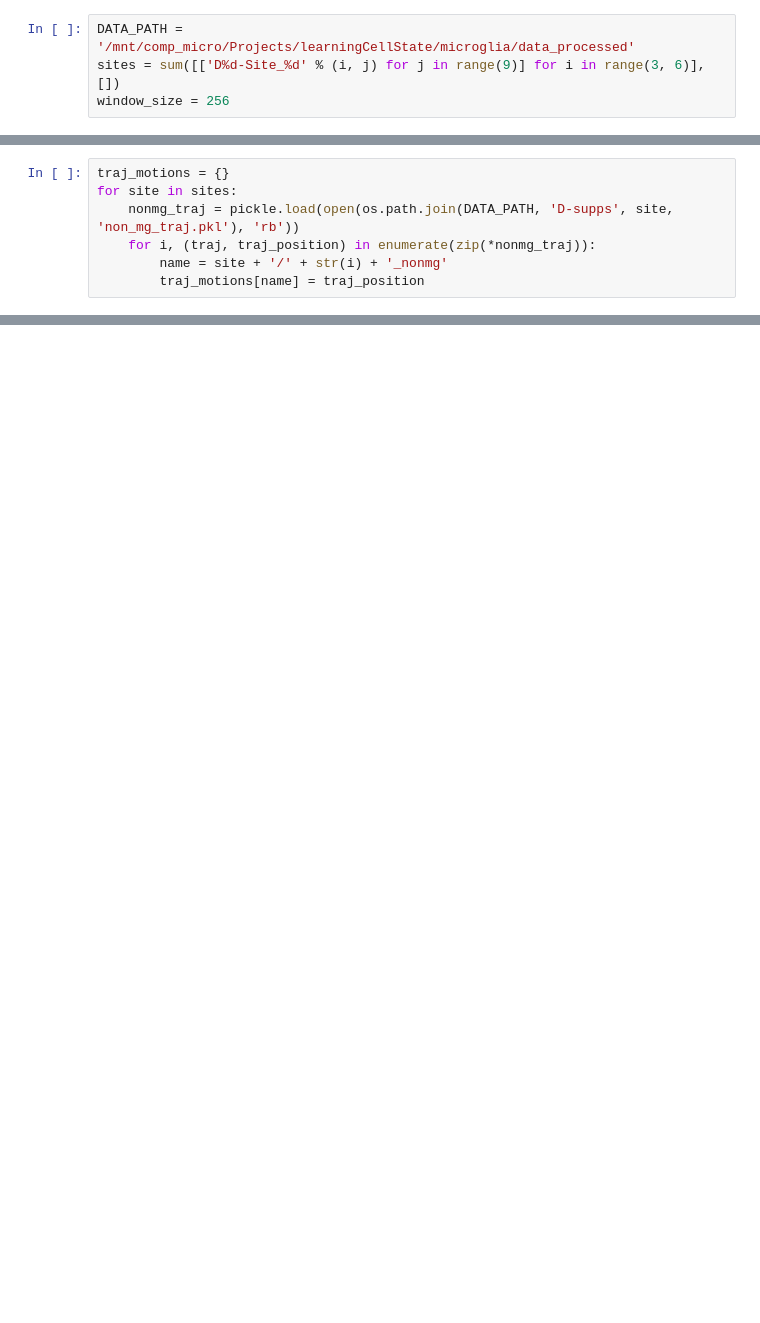
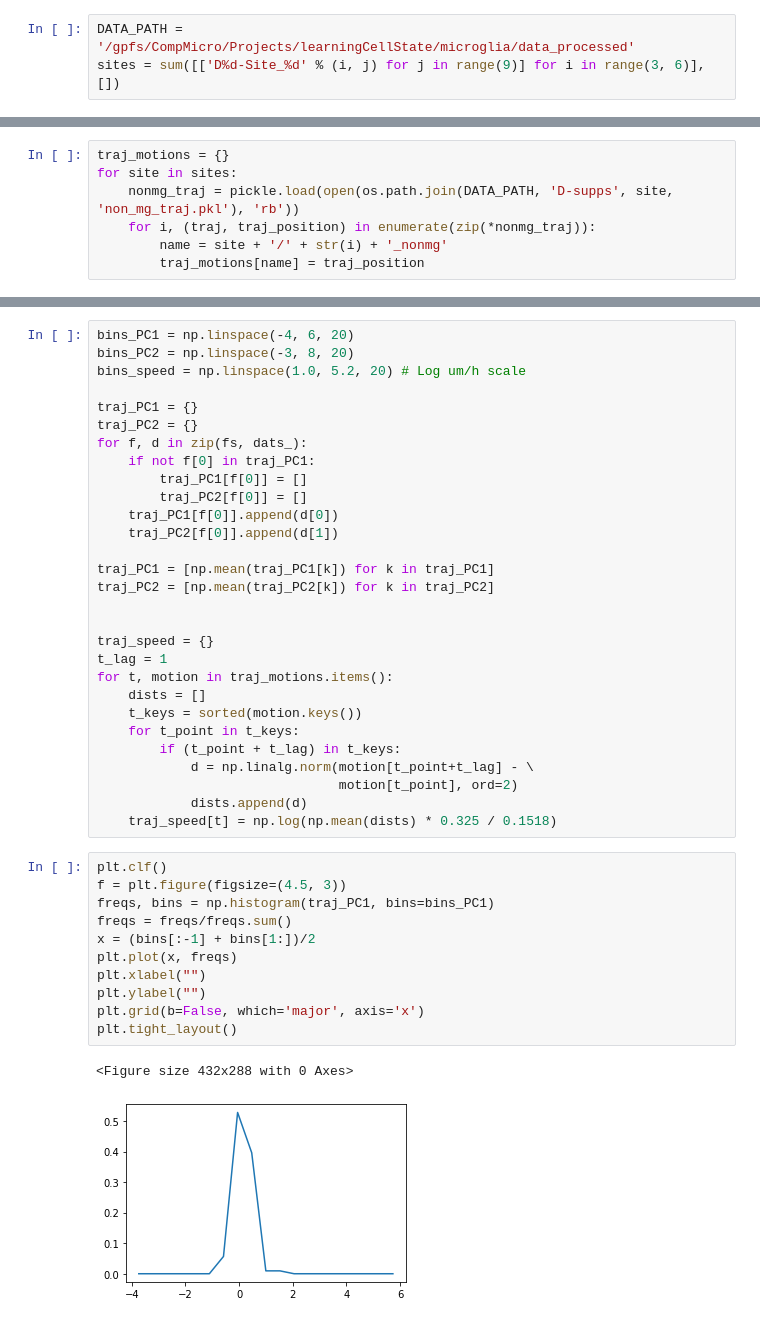
Before and after one commit to mehta-lab/dynamorph, a Jupyter notebook: JUNE_Progenitor.ipynb, the cells around one changed output, grey strips where cells are left out. Cells and saved outputs as stored; diff of their text form; blank space fills up the shorter version.

```diff
--- a/JUNE_Progenitor.ipynb
+++ b/JUNE_Progenitor.ipynb
@@ -18,6 +18,5 @@ from HiddenStateExtractor.vq_vae import VQ_VAE, rescale
 from SingleCellPatch.extract_patches import select_window, generate_mask
 plt.switch_backend('module://ipykernel.pylab.backend_inline')
 # %%
-DATA_PATH = '/mnt/comp_micro/Projects/learningCellState/microglia/data_processed'
+DATA_PATH = '/gpfs/CompMicro/Projects/learningCellState/microglia/data_processed'
 sites = sum([['D%d-Site_%d' % (i, j) for j in range(9)] for i in range(3, 6)], [])
-window_size = 256
@@ -145,0 +154,43 @@ dats_ = pca.transform(dats)
+# %%
+bins_PC1 = np.linspace(-4, 6, 20)
+bins_PC2 = np.linspace(-3, 8, 20)
+bins_speed = np.linspace(1.0, 5.2, 20) # Log um/h scale
+
+traj_PC1 = {}
+traj_PC2 = {}
+for f, d in zip(fs, dats_):
+    if not f[0] in traj_PC1:
+        traj_PC1[f[0]] = []
+        traj_PC2[f[0]] = []
+    traj_PC1[f[0]].append(d[0])
+    traj_PC2[f[0]].append(d[1])
+
+traj_PC1 = [np.mean(traj_PC1[k]) for k in traj_PC1]
+traj_PC2 = [np.mean(traj_PC2[k]) for k in traj_PC2]
+
+
+traj_speed = {}
+t_lag = 1
+for t, motion in traj_motions.items():
+    dists = []
+    t_keys = sorted(motion.keys())
+    for t_point in t_keys:
+        if (t_point + t_lag) in t_keys:
+            d = np.linalg.norm(motion[t_point+t_lag] - \
+                               motion[t_point], ord=2)
+            dists.append(d)
+    traj_speed[t] = np.log(np.mean(dists) * 0.325 / 0.1518)
+# %%
+plt.clf()
+f = plt.figure(figsize=(4.5, 3))
+freqs, bins = np.histogram(traj_PC1, bins=bins_PC1)
+freqs = freqs/freqs.sum()
+x = (bins[:-1] + bins[1:])/2
+plt.plot(x, freqs)
+plt.xlabel("")
+plt.ylabel("")
+plt.grid(b=False, which='major', axis='x')
+plt.tight_layout()
+# %% [output]
+<Figure size 432x288 with 0 Axes>
+[figure, added]
```
Also changed, not shown: parts of 6 cells of this notebook, 1 other file.
